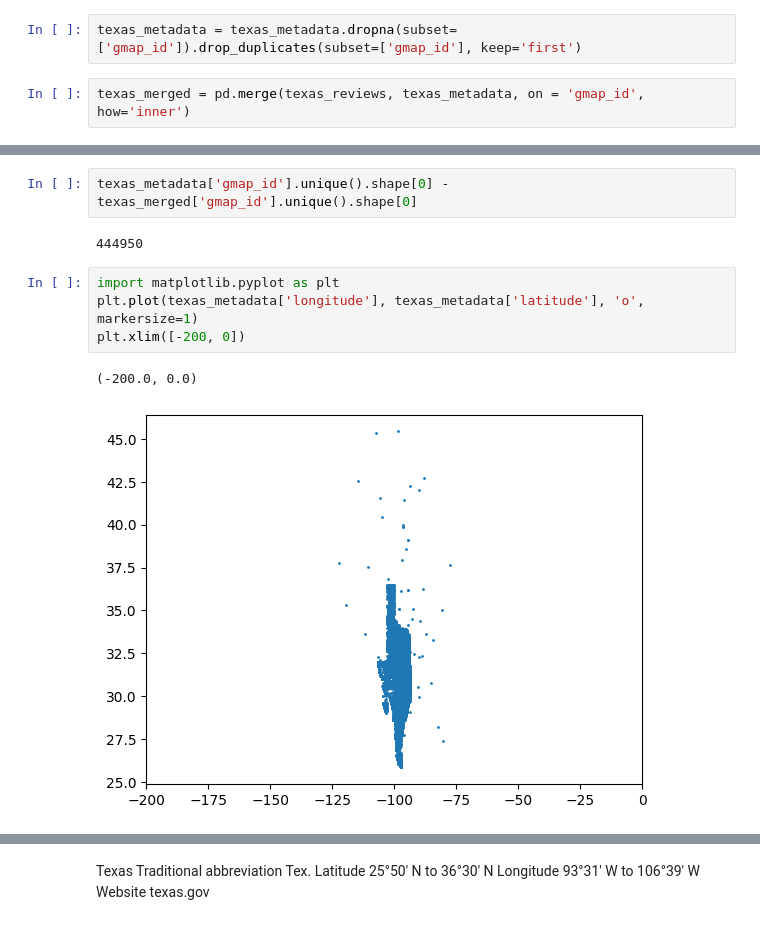
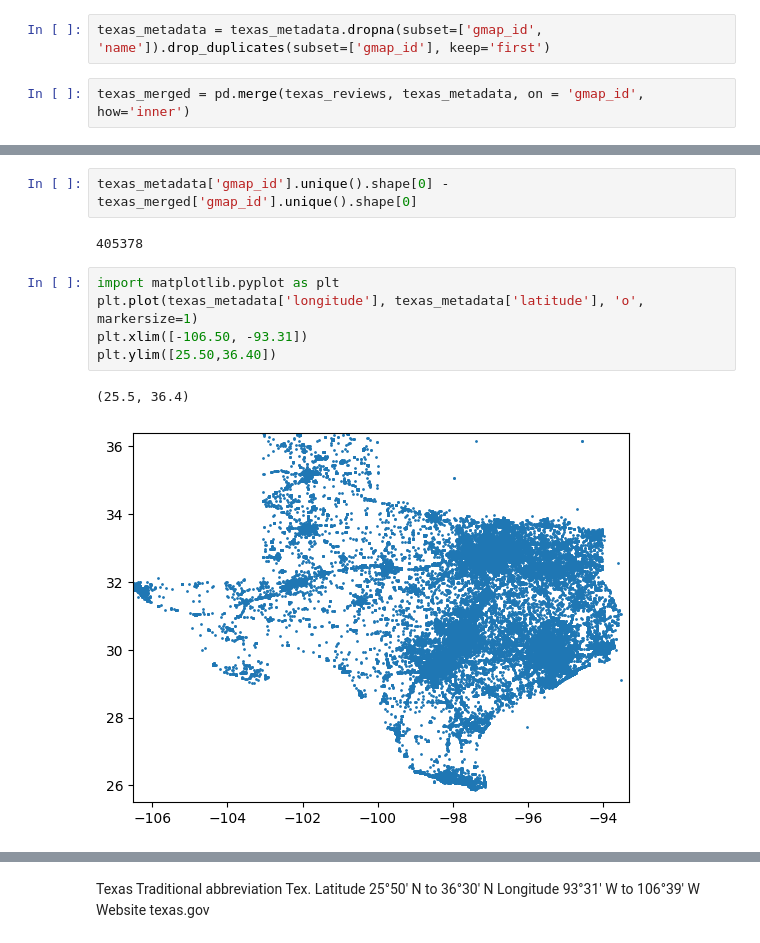
Before and after one commit to Dhrutube/DS3-LocalLens, a Jupyter notebook: Texas_first_eda.ipynb, the cells around one changed output, grey strips where cells are left out. Cells and saved outputs as stored; diff of their text form.

```diff
--- a/Texas_first_eda.ipynb
+++ b/Texas_first_eda.ipynb
@@ -119,7 +120,7 @@ texas_metadata['num_of_reviews'].plot(kind='hist', bins=50, title='Number of Rev
 # %% [markdown]
 0.5 % of geompap IDs are repeated, HOW TO HANDLE THIS?
 # %%
-texas_metadata = texas_metadata.dropna(subset=['gmap_id']).drop_duplicates(subset=['gmap_id'], keep='first')
+texas_metadata = texas_metadata.dropna(subset=['gmap_id', 'name']).drop_duplicates(subset=['gmap_id'], keep='first')
 # %%
 texas_merged = pd.merge(texas_reviews, texas_metadata, on = 'gmap_id', how='inner')
 # %%
@@ -141,13 +142,14 @@ texas_merged #name col needs to be renamed
 # %%
 texas_metadata['gmap_id'].unique().shape[0] - texas_merged['gmap_id'].unique().shape[0]
 # %% [output]
-444950
+405378
 # %%
 import matplotlib.pyplot as plt
 plt.plot(texas_metadata['longitude'], texas_metadata['latitude'], 'o', markersize=1)
-plt.xlim([-200, 0])
+plt.xlim([-106.50, -93.31])
+plt.ylim([25.50,36.40])
 # %% [output]
-(-200.0, 0.0)
+(25.5, 36.4)
-[figure, old version]
+[figure, new version]
 # %%
 plt.plot(texas_merged['longitude'], texas_merged['latitude'], 'o', markersize=1)
```
Also changed, not shown: parts of 31 cells of this notebook.
